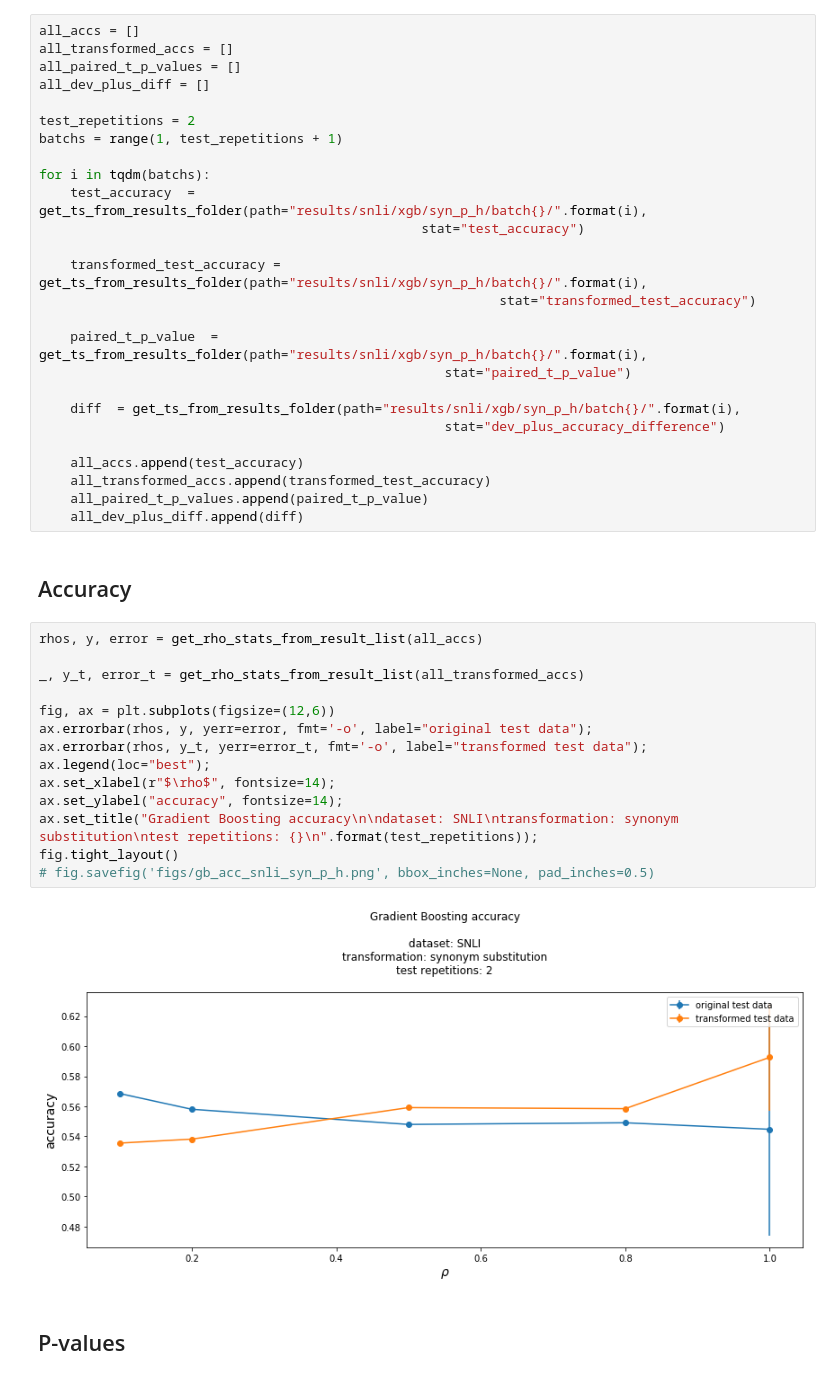
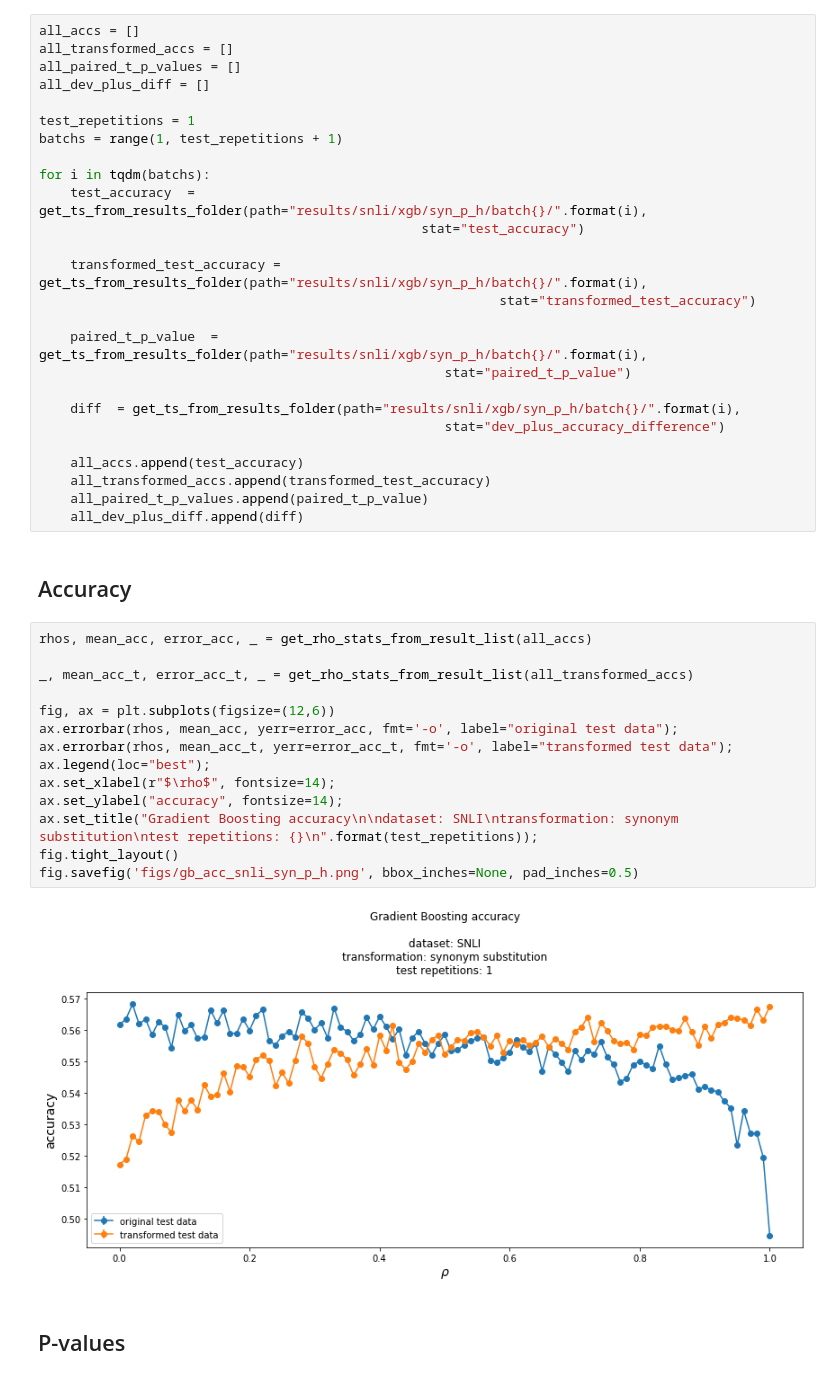
Before and after one commit to lukewanless/looking-for-equivalences, a Jupyter notebook: src/check_results_xgb_p_and_h.ipynb, the cells around one changed output. Saved outputs shown, nothing was run; the diff lists cells and outputs as text.

Commit message:
clean results

```diff
--- a/src/check_results_xgb_p_and_h.ipynb
+++ b/src/check_results_xgb_p_and_h.ipynb
@@ -19,7 +19,7 @@ all_transformed_accs = []
 all_paired_t_p_values = []
 all_dev_plus_diff = []
 
-test_repetitions = 2
+test_repetitions = 1
 batchs = range(1, test_repetitions + 1)
 
 for i in tqdm(batchs):
@@ -42,21 +42,21 @@ for i in tqdm(batchs):
 # %% [markdown]
 ## Accuracy
 # %%
-rhos, y, error = get_rho_stats_from_result_list(all_accs)
+rhos, mean_acc, error_acc, _ = get_rho_stats_from_result_list(all_accs)
 
-_, y_t, error_t = get_rho_stats_from_result_list(all_transformed_accs)
+_, mean_acc_t, error_acc_t, _ = get_rho_stats_from_result_list(all_transformed_accs)
 
 fig, ax = plt.subplots(figsize=(12,6))
-ax.errorbar(rhos, y, yerr=error, fmt='-o', label="original test data");
-ax.errorbar(rhos, y_t, yerr=error_t, fmt='-o', label="transformed test data");
+ax.errorbar(rhos, mean_acc, yerr=error_acc, fmt='-o', label="original test data");
+ax.errorbar(rhos, mean_acc_t, yerr=error_acc_t, fmt='-o', label="transformed test data");
 ax.legend(loc="best");
 ax.set_xlabel(r"$\rho$", fontsize=14);
 ax.set_ylabel("accuracy", fontsize=14);
 ax.set_title("Gradient Boosting accuracy\n\ndataset: SNLI\ntransformation: synonym substitution\ntest repetitions: {}\n".format(test_repetitions));
 fig.tight_layout()
-# fig.savefig('figs/gb_acc_snli_syn_p_h.png', bbox_inches=None, pad_inches=0.5)
+fig.savefig('figs/gb_acc_snli_syn_p_h.png', bbox_inches=None, pad_inches=0.5)
 # %% [output]
-[figure, old version]
+[figure, new version]
 # %% [markdown]
 ## P-values
 # %%
```
Also changed, not shown: parts of 3 cells of this notebook, 8 other files.
